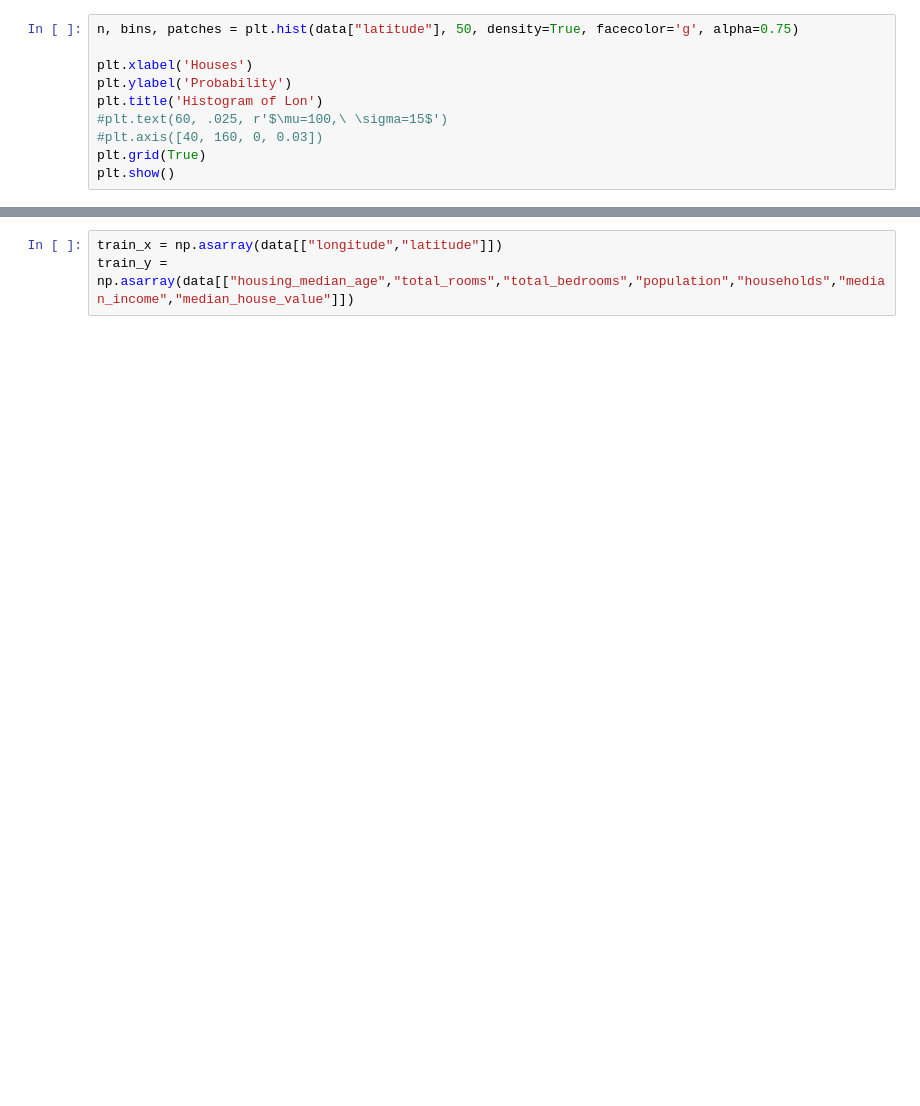
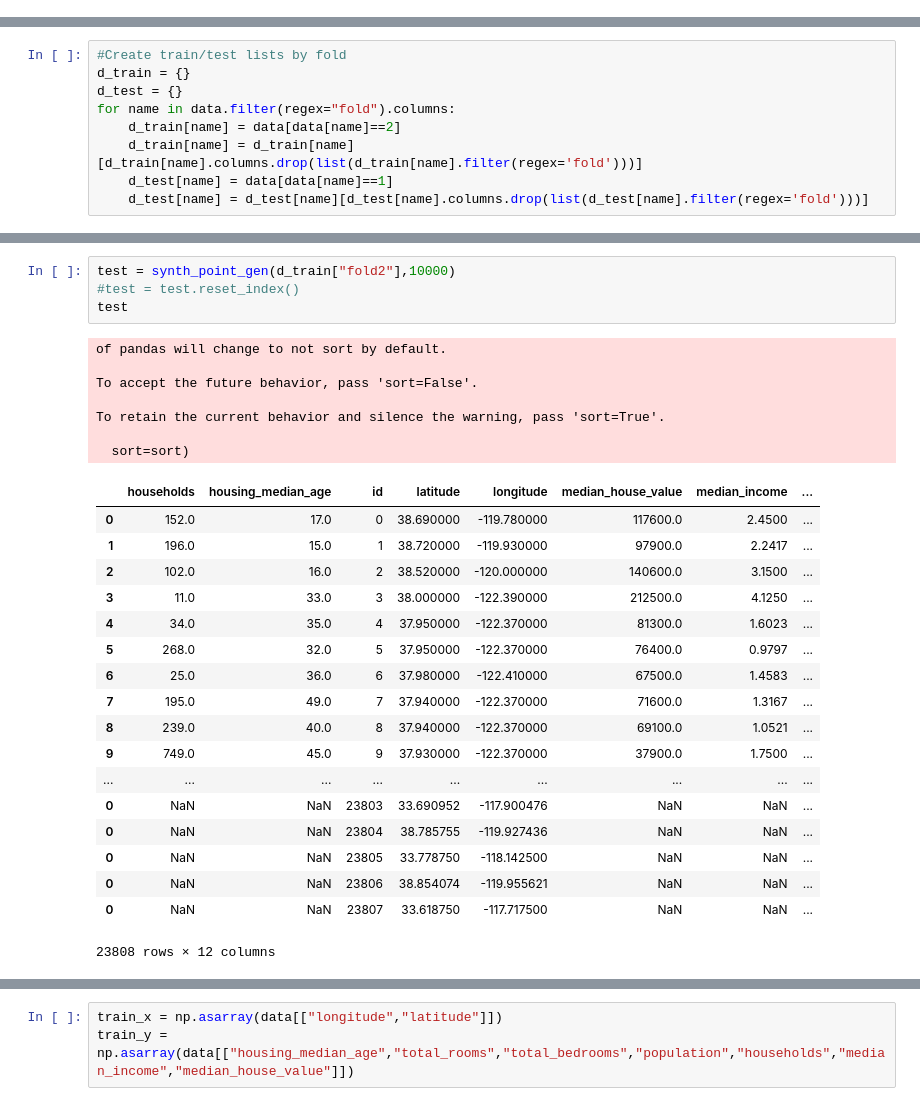
Before and after one commit to konstantinklemmer/spacegan, a Jupyter notebook: analysis/spatial_synthetic_point_generator_GP.ipynb, the cells around one changed output, grey strips where cells are left out. Cells and saved outputs as stored; diff of their text form; blank space fills up the shorter version.

```diff
--- a/analysis/spatial_synthetic_point_generator_GP.ipynb
+++ b/analysis/spatial_synthetic_point_generator_GP.ipynb
@@ -60,10 +29,0 @@ plt.show()
-# %%
-n, bins, patches = plt.hist(data["latitude"], 50, density=True, facecolor='g', alpha=0.75)
-
-plt.xlabel('Houses')
-plt.ylabel('Probability')
-plt.title('Histogram of Lon')
-#plt.text(60, .025, r'$\mu=100,\ \sigma=15$')
-#plt.axis([40, 160, 0, 0.03])
-plt.grid(True)
-plt.show()
@@ -71,0 +30,9 @@ plt.show()
+# %%
+#Create train/test lists by fold
+d_train = {}
+d_test = {}
+for name in data.filter(regex="fold").columns:
+    d_train[name] = data[data[name]==2]
+    d_train[name] = d_train[name][d_train[name].columns.drop(list(d_train[name].filter(regex='fold')))]
+    d_test[name] = data[data[name]==1]
+    d_test[name] = d_test[name][d_test[name].columns.drop(list(d_test[name].filter(regex='fold')))]
@@ -71,0 +90,30 @@ plt.show()
+# %%
+test = synth_point_gen(d_train["fold2"],10000)
+#test = test.reset_index()
+test
+# %% [output]
+of pandas will change to not sort by default.
+
+To accept the future behavior, pass 'sort=False'.
+
+To retain the current behavior and silence the warning, pass 'sort=True'.
+
+  sort=sort)
+|  | households | housing_median_age | id | latitude | longitude | median_house_value | median_income | ... |
+| 0 | 152.0 | 17.0 | 0 | 38.690000 | -119.780000 | 117600.0 | 2.4500 | ... |
+| 1 | 196.0 | 15.0 | 1 | 38.720000 | -119.930000 | 97900.0 | 2.2417 | ... |
+| 2 | 102.0 | 16.0 | 2 | 38.520000 | -120.000000 | 140600.0 | 3.1500 | ... |
+| 3 | 11.0 | 33.0 | 3 | 38.000000 | -122.390000 | 212500.0 | 4.1250 | ... |
+| 4 | 34.0 | 35.0 | 4 | 37.950000 | -122.370000 | 81300.0 | 1.6023 | ... |
+| 5 | 268.0 | 32.0 | 5 | 37.950000 | -122.370000 | 76400.0 | 0.9797 | ... |
+| 6 | 25.0 | 36.0 | 6 | 37.980000 | -122.410000 | 67500.0 | 1.4583 | ... |
+| 7 | 195.0 | 49.0 | 7 | 37.940000 | -122.370000 | 71600.0 | 1.3167 | ... |
+| 8 | 239.0 | 40.0 | 8 | 37.940000 | -122.370000 | 69100.0 | 1.0521 | ... |
+| 9 | 749.0 | 45.0 | 9 | 37.930000 | -122.370000 | 37900.0 | 1.7500 | ... |
+| ... | ... | ... | ... | ... | ... | ... | ... | ... |
+| 0 | NaN | NaN | 23803 | 33.690952 | -117.900476 | NaN | NaN | ... |
+| 0 | NaN | NaN | 23804 | 38.785755 | -119.927436 | NaN | NaN | ... |
+| 0 | NaN | NaN | 23805 | 33.778750 | -118.142500 | NaN | NaN | ... |
+| 0 | NaN | NaN | 23806 | 38.854074 | -119.955621 | NaN | NaN | ... |
+| 0 | NaN | NaN | 23807 | 33.618750 | -117.717500 | NaN | NaN | ... |
+23808 rows × 12 columns
```
Also changed, not shown: parts of 15 cells of this notebook, 1 other file.
